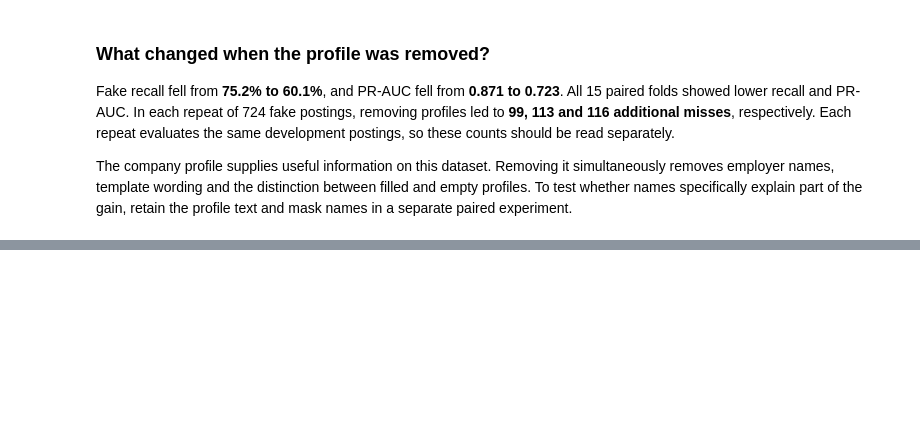
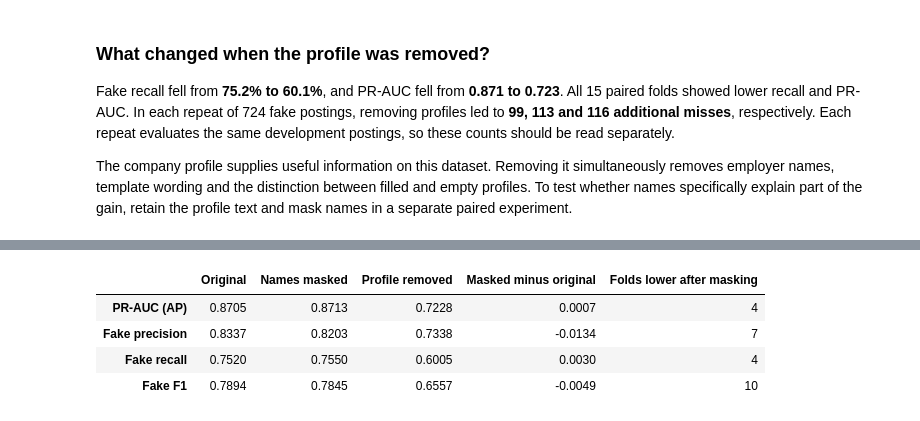
Before and after one commit to fadimedemirbas/SE3513-ML, a Jupyter notebook: interpretation.ipynb, the cells around one changed output, grey strips where cells are left out. Cells and saved outputs as stored; diff of their text form; code cells hidden in the pictures; blank space fills up the shorter version.

```diff
--- a/interpretation.ipynb
+++ b/interpretation.ipynb
@@ -216,0 +296,28 @@ The company profile supplies useful information on this dataset. Removing it sim
+# %%
+# Run this cell independently to compare the three saved experiments.
+from pathlib import Path
+import pandas as pd
+from IPython.display import display
+
+files = {"Original": "step2_combined_folds.csv",
+         "Names masked": "interpretation_masked_names_folds.csv",
+         "Profile removed": "interpretation_without_profile_folds.csv"}
+runs = {name: pd.read_csv(Path("results") / file).set_index(["repeat", "fold"]).sort_index()
+        for name, file in files.items()}
+original = runs["Original"]
+assert len(original) == 15 and original.index.is_unique
+metrics = ["average_precision", "precision", "recall", "f1"]
+for run in runs.values():
+    pd.testing.assert_frame_equal(run[["n_test", "n_fake"]], original[["n_test", "n_fake"]])
+table = pd.DataFrame({name: run[metrics].mean() for name, run in runs.items()})
+diff = runs["Names masked"][metrics] - original[metrics]
+table["Masked minus original"] = diff.mean()
+table["Folds lower after masking"] = (diff < -1e-12).sum()
+display(table.rename(index={"average_precision": "PR-AUC (AP)", "precision": "Fake precision",
+                            "recall": "Fake recall", "f1": "Fake F1"}).round(4))
+# %% [output]
+|  | Original | Names masked | Profile removed | Masked minus original | Folds lower after masking |
+| PR-AUC (AP) | 0.8705 | 0.8713 | 0.7228 | 0.0007 | 4 |
+| Fake precision | 0.8337 | 0.8203 | 0.7338 | -0.0134 | 7 |
+| Fake recall | 0.7520 | 0.7550 | 0.6005 | 0.0030 | 4 |
+| Fake F1 | 0.7894 | 0.7845 | 0.6557 | -0.0049 | 10 |
```
Also changed, not shown: parts of 11 cells of this notebook, 5 other files.
